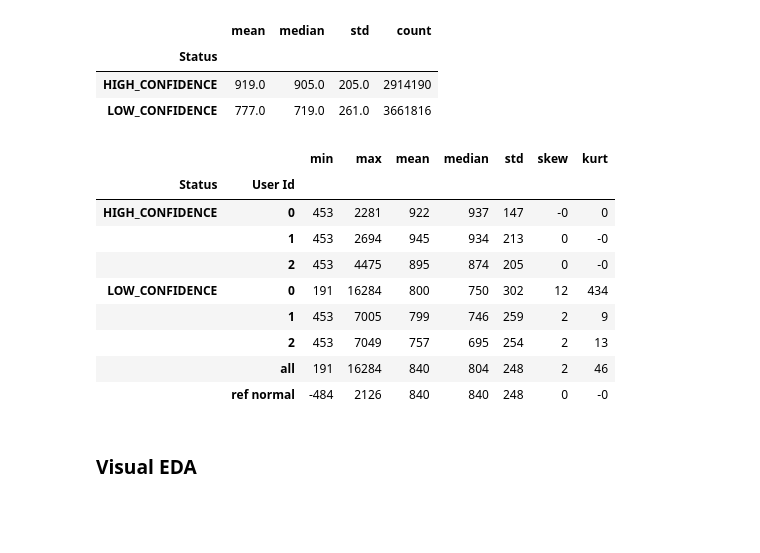
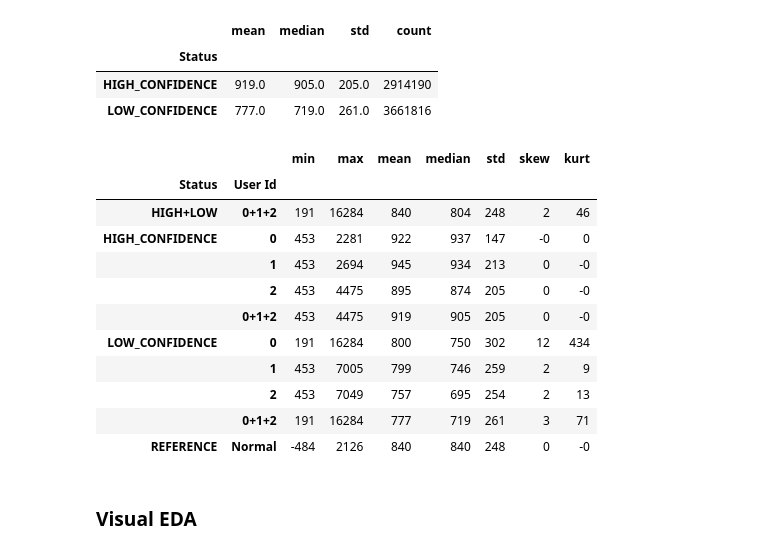
Before and after one commit to mol2people/tiktok_hrv, a Jupyter notebook: eda_hrv.ipynb, the cells around one changed output. Saved outputs shown, nothing was run; the diff lists cells and outputs as text; code cells hidden in the pictures; blank space fills up the shorter version.

```diff
--- a/eda_hrv.ipynb
+++ b/eda_hrv.ipynb
@@ -172,39 +172,48 @@ df.groupby('Status')['BBI (ms)']\
 # %%
 # look at users&confidence,
 # calculate min/max+moments,
 # compare with ref normal distributions
+# NO CLIPPING
 
 ref_norm = scipy.stats.norm.rvs(loc=df['BBI (ms)'].mean(),
                                 scale=df['BBI (ms)'].std(),
                                 size=df.shape[0],random_state=1)
 f=lambda v: [np.min(v),
              np.max(v),
              np.mean(v),
              np.median(v),
              np.std(v),
              scipy.stats.skew(v),
              scipy.stats.kurtosis(v)]
 
-# in stratified data
+# in stratified (Status) data
+
+# in stratified (Status+User) data
 gr = df.groupby(['Status', 'User Id'])['BBI (ms)']\
     .agg(['min','max','mean', 'median', 'std', 'skew', pd.Series.kurt])
 
-gr.loc[('','all'), :] = f(df['BBI (ms)']) # all data
-gr.loc[('','ref normal'), :] = f(ref_norm) # ref dist
+for status in ['HIGH_CONFIDENCE', 'LOW_CONFIDENCE']:
+    gr.loc[(status,'0+1+2'), :] = f(df.loc[df['Status']==status, 'BBI (ms)'])
+gr.loc[('HIGH+LOW','0+1+2'), :] = f(df['BBI (ms)']) # all data
+gr.loc[('REFERENCE','Normal'), :] = f(ref_norm) # ref dist all data
 
-gr.style.background_gradient(subset=['min','max','skew','kurt'], cmap='coolwarm')\
+gr = gr.sort_index(inplace=False)
+
+gr.style.background_gradient(subset=['std','skew','kurt'], cmap='coolwarm')\
     .format({k:'{:.0f}' for k in gr.columns})
 # %% [output]
 |  |  | min | max | mean | median | std | skew | kurt |
 | Status | User Id |  |  |  |  |  |  |  |
+| HIGH+LOW | 0+1+2 | 191 | 16284 | 840 | 804 | 248 | 2 | 46 |
 | HIGH_CONFIDENCE | 0 | 453 | 2281 | 922 | 937 | 147 | -0 | 0 |
 |  | 1 | 453 | 2694 | 945 | 934 | 213 | 0 | -0 |
 |  | 2 | 453 | 4475 | 895 | 874 | 205 | 0 | -0 |
+|  | 0+1+2 | 453 | 4475 | 919 | 905 | 205 | 0 | -0 |
 | LOW_CONFIDENCE | 0 | 191 | 16284 | 800 | 750 | 302 | 12 | 434 |
 |  | 1 | 453 | 7005 | 799 | 746 | 259 | 2 | 9 |
 |  | 2 | 453 | 7049 | 757 | 695 | 254 | 2 | 13 |
-|  | all | 191 | 16284 | 840 | 804 | 248 | 2 | 46 |
-|  | ref normal | -484 | 2126 | 840 | 840 | 248 | 0 | -0 |
+|  | 0+1+2 | 191 | 16284 | 777 | 719 | 261 | 3 | 71 |
+| REFERENCE | Normal | -484 | 2126 | 840 | 840 | 248 | 0 | -0 |
 # %% [markdown]
 ### Visual EDA
 # %%
```
